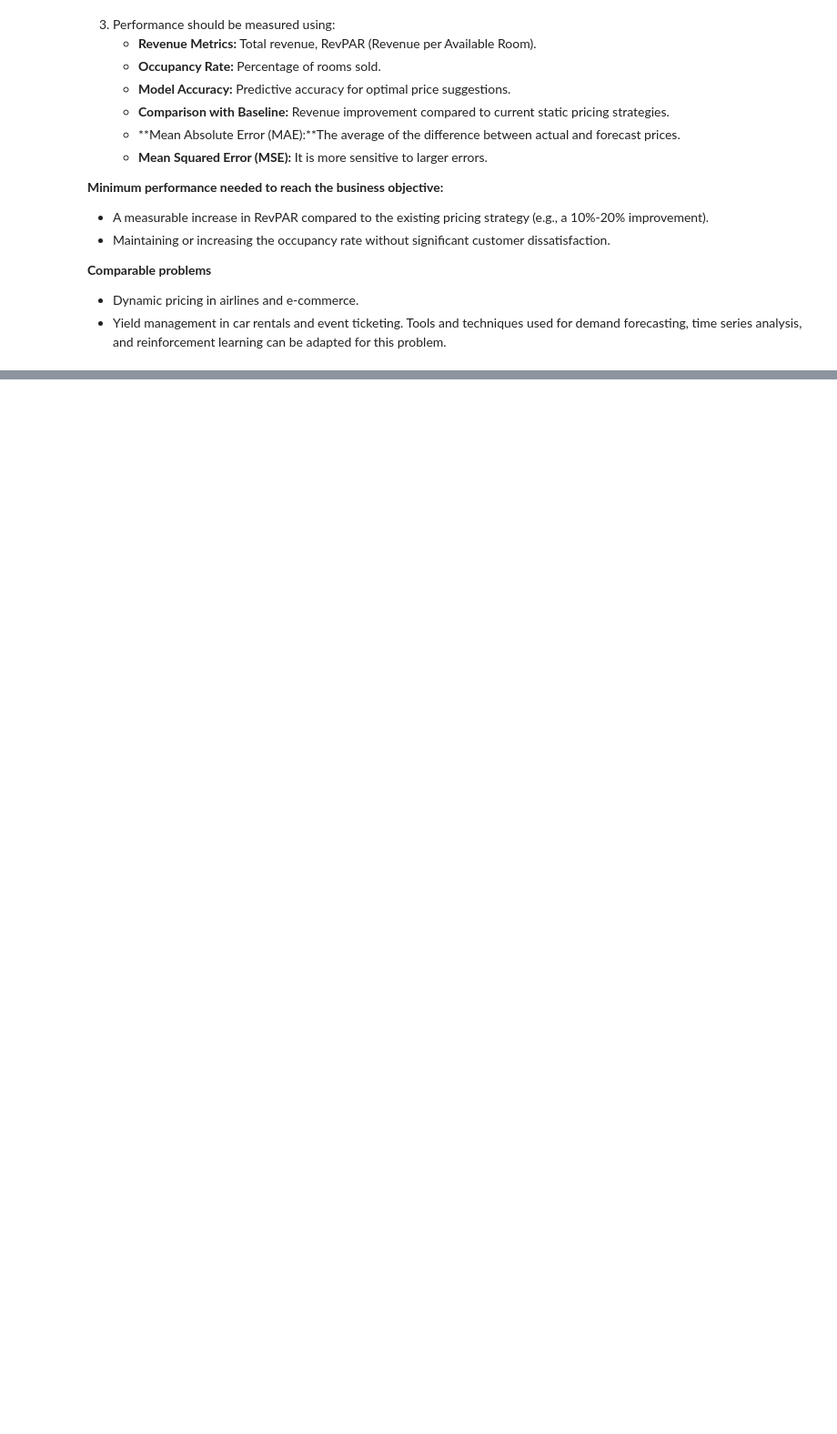
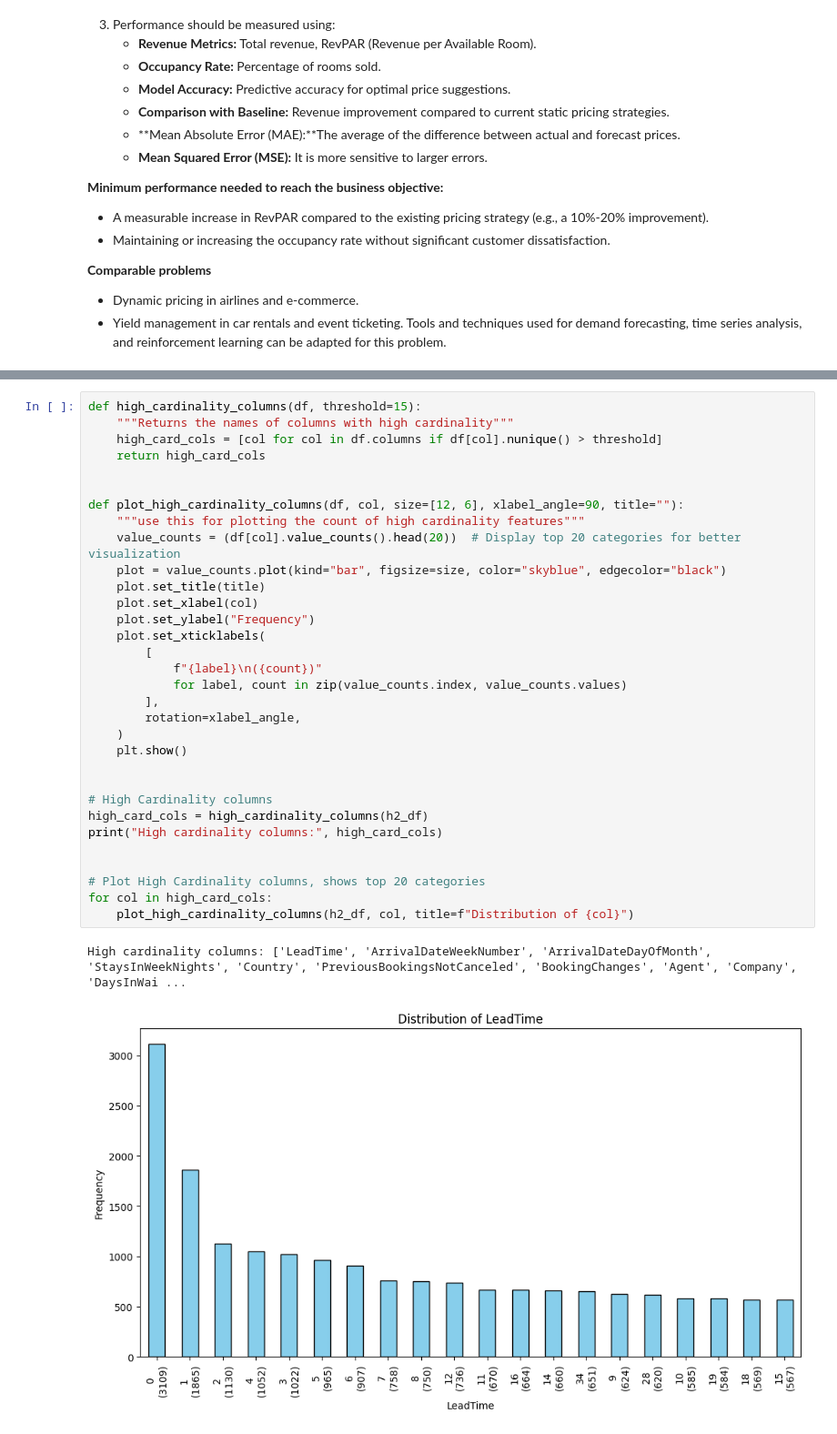
Before and after one commit to enescatagan/HotelDemandAI, a Jupyter notebook: notebooks/main.ipynb, the cells around one changed output, grey strips where cells are left out. Shown at 91% size. Saved outputs shown, nothing was run; the diff lists cells and outputs as text; blank space fills up the shorter version.

```diff
--- a/notebooks/main.ipynb
+++ b/notebooks/main.ipynb
@@ -104,0 +320,35 @@ Current solutions may include:
+# %%
+def high_cardinality_columns(df, threshold=15):
+    """Returns the names of columns with high cardinality"""
+    high_card_cols = [col for col in df.columns if df[col].nunique() > threshold]
+    return high_card_cols
+
+
+def plot_high_cardinality_columns(df, col, size=[12, 6], xlabel_angle=90, title=""):
+    """use this for plotting the count of high cardinality features"""
+    value_counts = (df[col].value_counts().head(20))  # Display top 20 categories for better visualization
+    plot = value_counts.plot(kind="bar", figsize=size, color="skyblue", edgecolor="black")
+    plot.set_title(title)
+    plot.set_xlabel(col)
+    plot.set_ylabel("Frequency")
+    plot.set_xticklabels(
+        [
+            f"{label}\n({count})"
+            for label, count in zip(value_counts.index, value_counts.values)
+        ],
+        rotation=xlabel_angle,
+    )
+    plt.show()
+
+
+# High Cardinality columns
+high_card_cols = high_cardinality_columns(h2_df)
+print("High cardinality columns:", high_card_cols)
+
+
+# Plot High Cardinality columns, shows top 20 categories
+for col in high_card_cols:
+    plot_high_cardinality_columns(h2_df, col, title=f"Distribution of {col}")
+# %% [output]
+High cardinality columns: ['LeadTime', 'ArrivalDateWeekNumber', 'ArrivalDateDayOfMonth', 'StaysInWeekNights', 'Country', 'PreviousBookingsNotCanceled', 'BookingChanges', 'Agent', 'Company', 'DaysInWai ...
+[figure, added]
```
Also changed, not shown: parts of 38 cells of this notebook.
